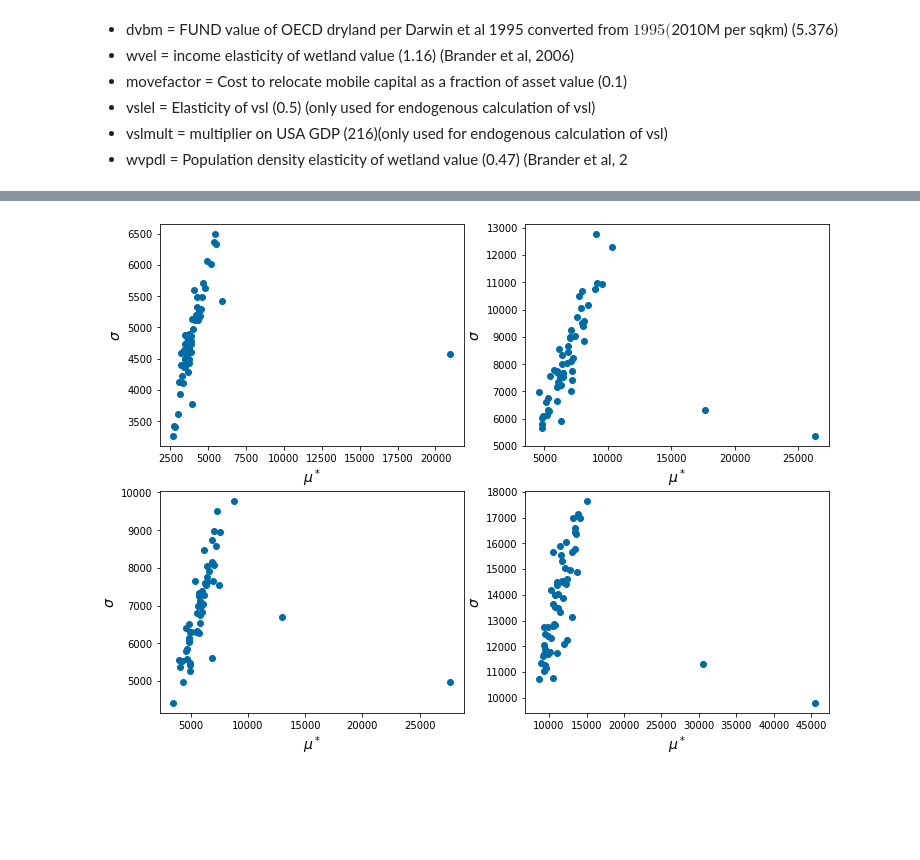
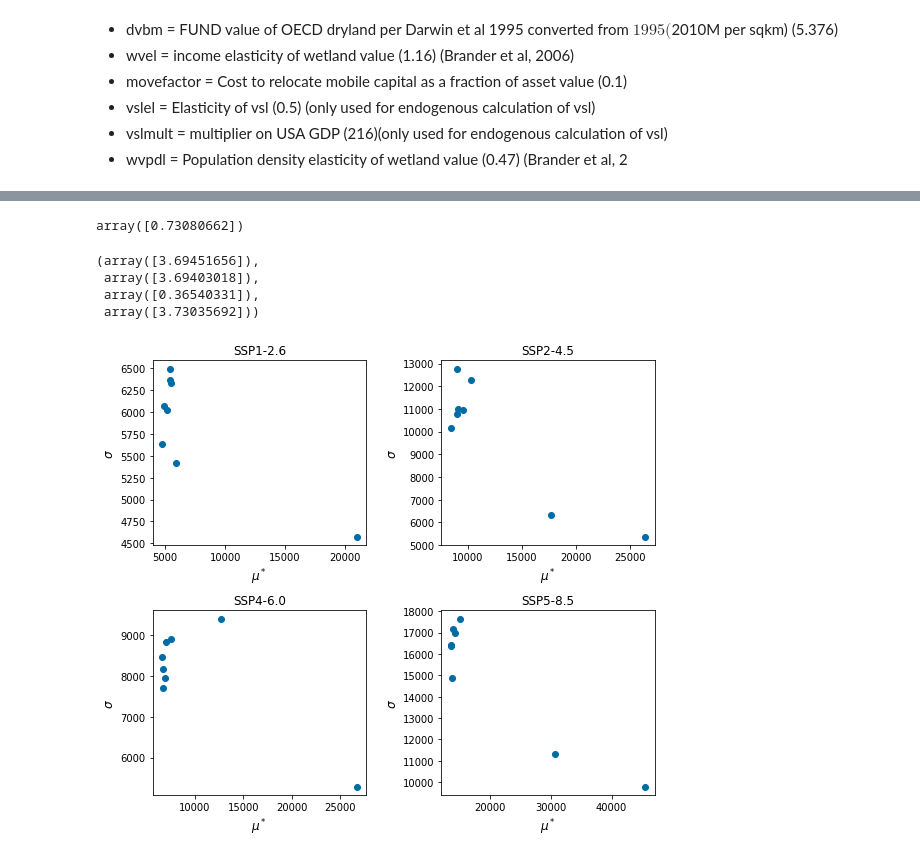
Before and after one commit to raddleverse/CIAM_uncertainty_propagation, a Jupyter notebook: work_uncertainty_propagation/sensitivity_analysis.ipynb, the cells around one changed output, grey strips where cells are left out. Saved outputs shown, nothing was run; the diff lists cells and outputs as text; code cells hidden in the pictures; blank space fills up the shorter version.

```diff
--- a/work_uncertainty_propagation/sensitivity_analysis.ipynb
+++ b/work_uncertainty_propagation/sensitivity_analysis.ipynb
@@ -60,6 +61,7 @@ for (ssp, rcp) in scenarios:
     X = np.array(dfP)[:986,:]
     Y = np.array(dfSC.npv)[:986]
     dfSi[(ssp,rcp)] = pd.DataFrame(SALib.analyze.morris.analyze(problem, X, Y, print_to_console=False))
+    dfSi[(ssp,rcp)]["dist"] = np.sqrt(dfSi[(ssp,rcp)].mu_star**2 + dfSi[(ssp,rcp)].sigma**2)
 # %% [markdown]
 * dvbm = FUND value of OECD dryland per Darwin et al 1995 converted from $1995 ($2010M per sqkm) (5.376)
 * wvel = income elasticity of wetland value (1.16) (Brander et al, 2006)
@@ -93,2 +96,6 @@ for scen in scenarios:
-# %%
-dfSi[scen] = pd.DataFrame(Si)
+# %%
+scen = (5,85)
+top = 8
+print(dfSi[scen].sort_values(by="mu_star", ascending=False)[["names","mu_star"]][:top])
+print()
+print(dfSi[scen].sort_values(by="dist", ascending=False)[["names","mu_star"]][:top])
@@ -108,0 +146,2 @@ dfSi[(5,85)].sort_values(by="mu_star", ascending=False).iloc[:10]
+# %%
+ciam_params = list(dfP.columns[-6:]); print(ciam_params)
@@ -108,0 +190,11 @@ dfSi[(5,85)].sort_values(by="mu_star", ascending=False).iloc[:10]
+# %%
+xrange
+# %% [output]
+array([0.73080662])
+# %%
+xlims[0]+0.08*xrange, ylims[0]+0.3*yrange,         0.5*xrange, ylims[0]+0.5*yrange
+# %% [output]
+(array([3.69451656]),
+ array([3.69403018]),
+ array([0.36540331]),
+ array([3.73035692]))
@@ -109,14 +208,19 @@ dfSi[(5,85)].sort_values(by="mu_star", ascending=False).iloc[:10]
 # %%
-top = len(dfSi[(1,26)])
+#top = len(dfSi[(1,26)])
+top = 8
+scen_labels = ["SSP1-2.6","SSP2-4.5","SSP4-6.0","SSP5-8.5"]
 
-fig, ax = plt.subplots(2,2,figsize=(12,9))
+fig, ax = plt.subplots(2,2,figsize=(9,8))
+fig.subplots_adjust(hspace=.35,wspace=0.35)
 for s in range(len(scenarios)):
     scen = scenarios[s]
+    row,col = int(s/2), s%2
     names  = list(dfSi[scen].sort_values(by="mu_star", ascending=False).iloc[:top]["names"])
     mustar = list(dfSi[scen].sort_values(by="mu_star", ascending=False).iloc[:top]["mu_star"])
     sigma  = list(dfSi[scen].sort_values(by="mu_star", ascending=False).iloc[:top]["sigma"])
-    ax[int(s/2)][s%2].scatter(mustar,sigma)
-    ax[int(s/2)][s%2].set_xlabel("$\\mu^*$", fontsize=14);
-    ax[int(s/2)][s%2].set_ylabel("$\\sigma$", fontsize=14);
+    ax[row][col].scatter(mustar,sigma)
+    ax[row][col].set_xlabel("$\\mu^*$", fontsize=12);
+    ax[row][col].set_ylabel("$\\sigma$", fontsize=12);
+    ax[row][col].set_title(scen_labels[s], fontsize=12);
 # %% [output]
-[figure, old version]
+[figure, new version]
```
Also changed, not shown: parts of 9 cells of this notebook, 2 other files.
